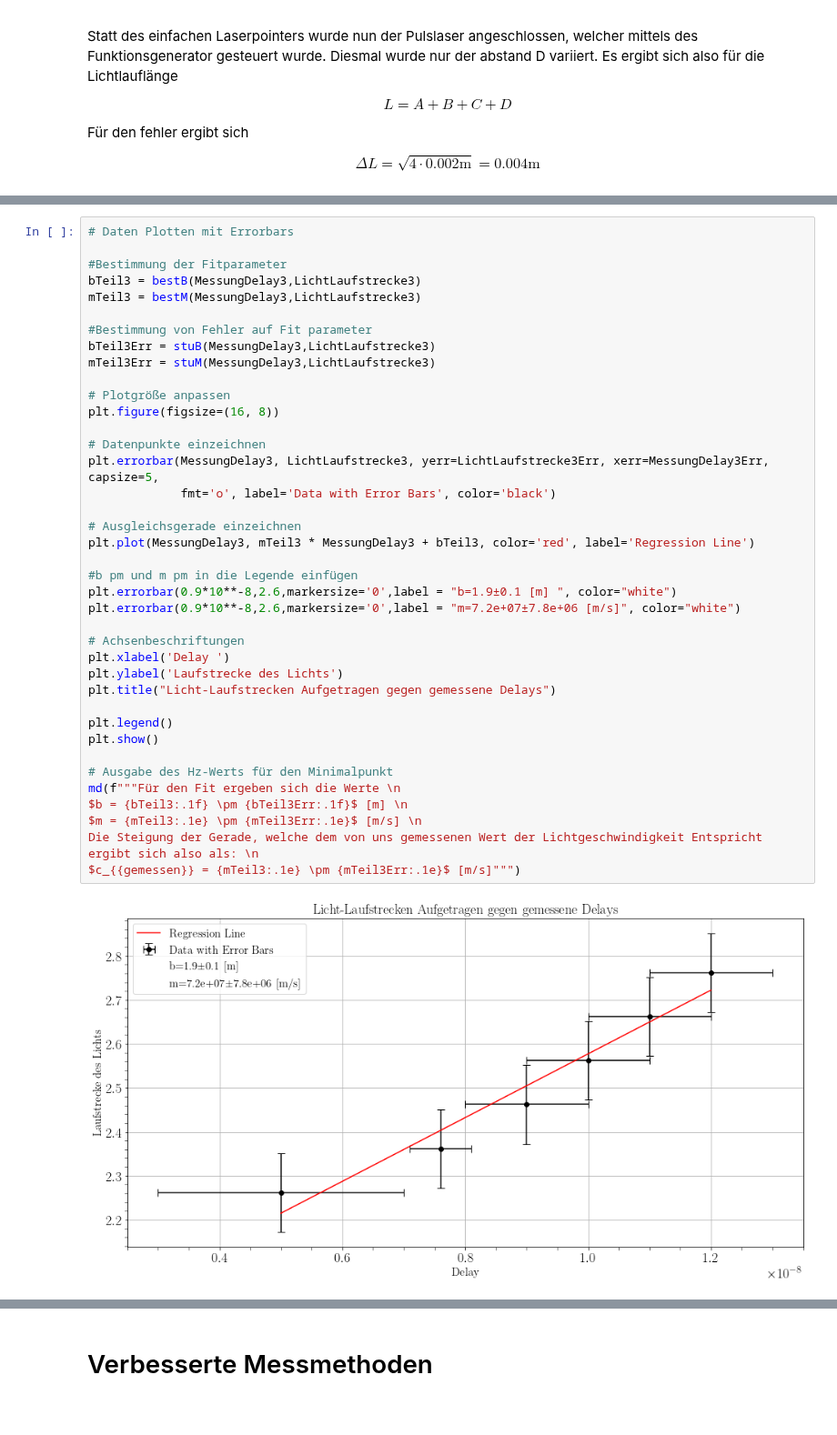
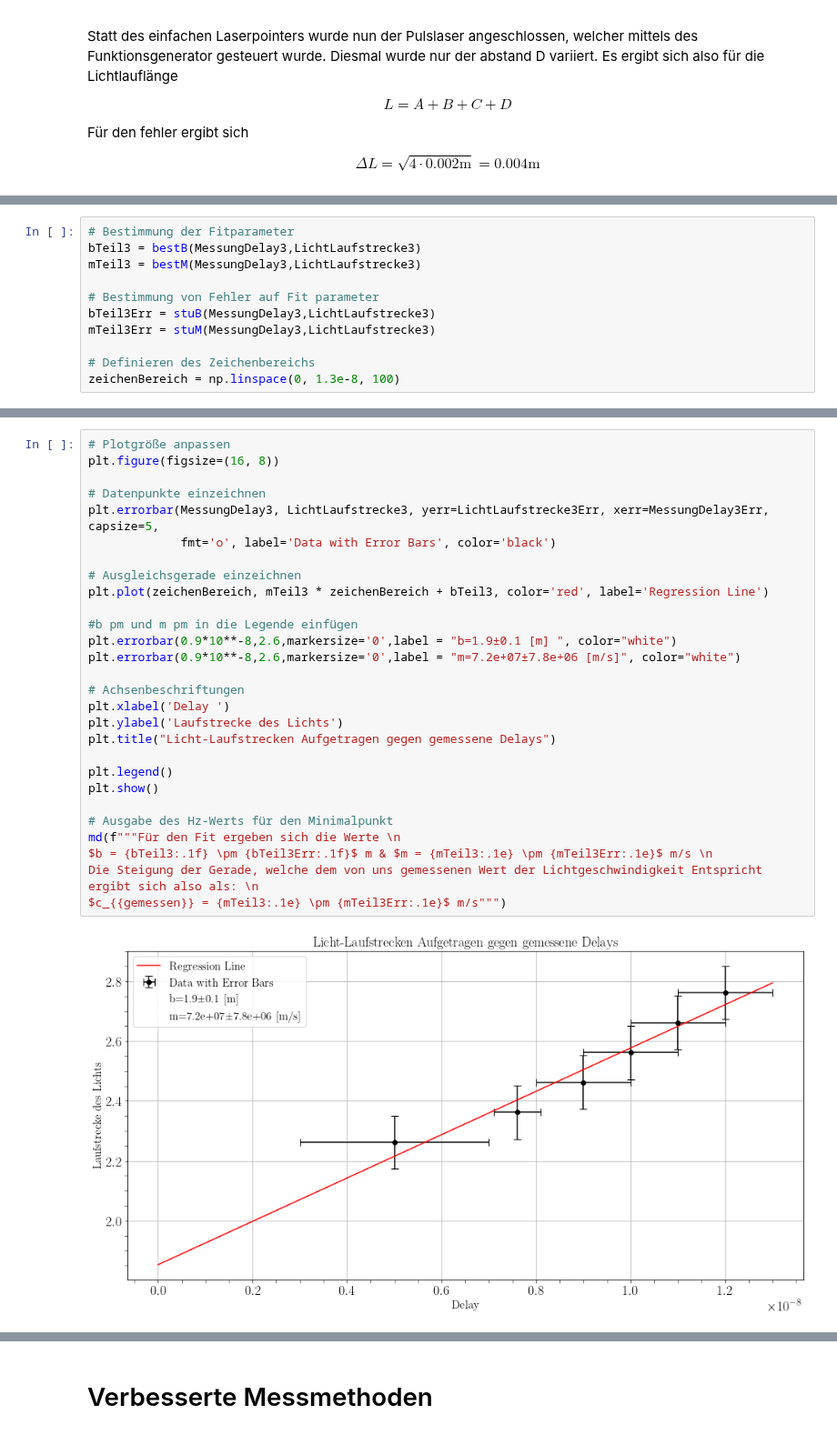
Before and after one commit to MayerPablo/FP, a Jupyter notebook: Lichtlaufzeiten/Lichtlaufzeiten.ipynb, the cells around one changed output, grey strips where cells are left out. Shown at 91% size. Drawn from its saved outputs; the diff is of its cells as text.

```diff
--- a/Lichtlaufzeiten/Lichtlaufzeiten.ipynb
+++ b/Lichtlaufzeiten/Lichtlaufzeiten.ipynb
@@ -498,0 +448,11 @@ MessungDelay3Err = np.array([1,1,1,1,0.5,2]) * 10**-9
+# %%
+# Bestimmung der Fitparameter
+bTeil3 = bestB(MessungDelay3,LichtLaufstrecke3)
+mTeil3 = bestM(MessungDelay3,LichtLaufstrecke3)
+
+# Bestimmung von Fehler auf Fit parameter
+bTeil3Err = stuB(MessungDelay3,LichtLaufstrecke3)
+mTeil3Err = stuM(MessungDelay3,LichtLaufstrecke3)
+
+# Definieren des Zeichenbereichs
+zeichenBereich = np.linspace(0, 1.3e-8, 100)
@@ -499,44 +461,33 @@ MessungDelay3Err = np.array([1,1,1,1,0.5,2]) * 10**-9
 # %%
-# Daten Plotten mit Errorbars
-
-#Bestimmung der Fitparameter
-bTeil3 = bestB(MessungDelay3,LichtLaufstrecke3)
-mTeil3 = bestM(MessungDelay3,LichtLaufstrecke3)
-
-#Bestimmung von Fehler auf Fit parameter
-bTeil3Err = stuB(MessungDelay3,LichtLaufstrecke3)
-mTeil3Err = stuM(MessungDelay3,LichtLaufstrecke3)
-
 # Plotgröße anpassen
 plt.figure(figsize=(16, 8))
 
 # Datenpunkte einzeichnen
 plt.errorbar(MessungDelay3, LichtLaufstrecke3, yerr=LichtLaufstrecke3Err, xerr=MessungDelay3Err, capsize=5,
              fmt='o', label='Data with Error Bars', color='black')
 
 # Ausgleichsgerade einzeichnen
-plt.plot(MessungDelay3, mTeil3 * MessungDelay3 + bTeil3, color='red', label='Regression Line')
+plt.plot(zeichenBereich, mTeil3 * zeichenBereich + bTeil3, color='red', label='Regression Line')
 
 #b pm und m pm in die Legende einfügen
 plt.errorbar(0.9*10**-8,2.6,markersize='0',label = "b=1.9±0.1 [m] ", color="white")
 plt.errorbar(0.9*10**-8,2.6,markersize='0',label = "m=7.2e+07±7.8e+06 [m/s]", color="white")
 
 # Achsenbeschriftungen
 plt.xlabel('Delay ')
 plt.ylabel('Laufstrecke des Lichts')
 plt.title("Licht-Laufstrecken Aufgetragen gegen gemessene Delays")
 
 plt.legend()
 plt.show()
 
 # Ausgabe des Hz-Werts für den Minimalpunkt
 md(f"""Für den Fit ergeben sich die Werte \n
-$b = {bTeil3:.1f} \pm {bTeil3Err:.1f}$ [m] \n
-$m = {mTeil3:.1e} \pm {mTeil3Err:.1e}$ [m/s] \n
+$b = {bTeil3:.1f} \pm {bTeil3Err:.1f}$ m & $m = {mTeil3:.1e} \pm {mTeil3Err:.1e}$ m/s \n
 Die Steigung der Gerade, welche dem von uns gemessenen Wert der Lichtgeschwindigkeit Entspricht
 ergibt sich also als: \n
-$c_{{gemessen}} = {mTeil3:.1e} \pm {mTeil3Err:.1e}$ [m/s]""")
+$c_{{gemessen}} = {mTeil3:.1e} \pm {mTeil3Err:.1e}$ m/s""")
 # %% [output]
-[figure, old version]
+[figure, new version]
 Für den Fit ergeben sich die Werte
 
```
Also changed, not shown: parts of 26 cells of this notebook.
